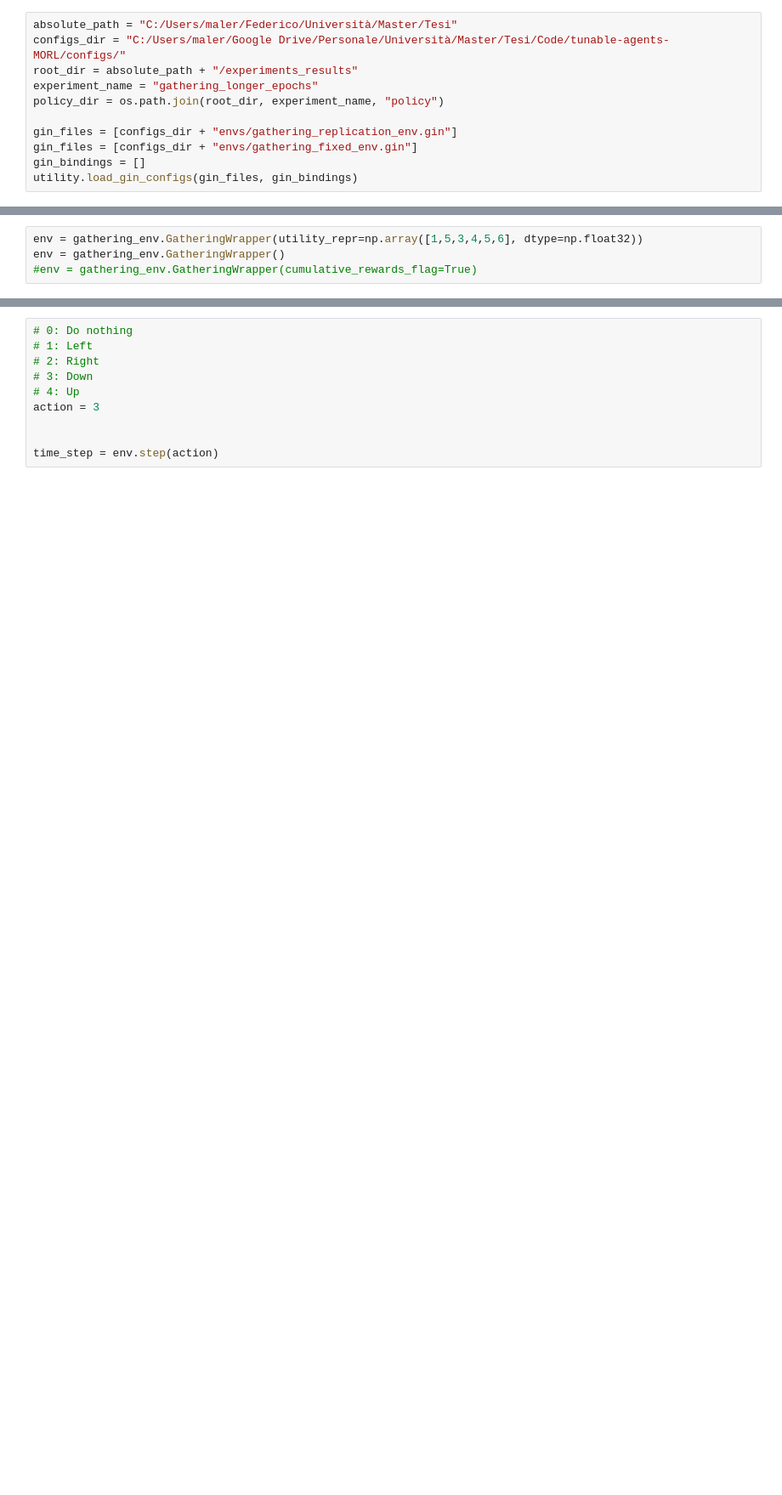
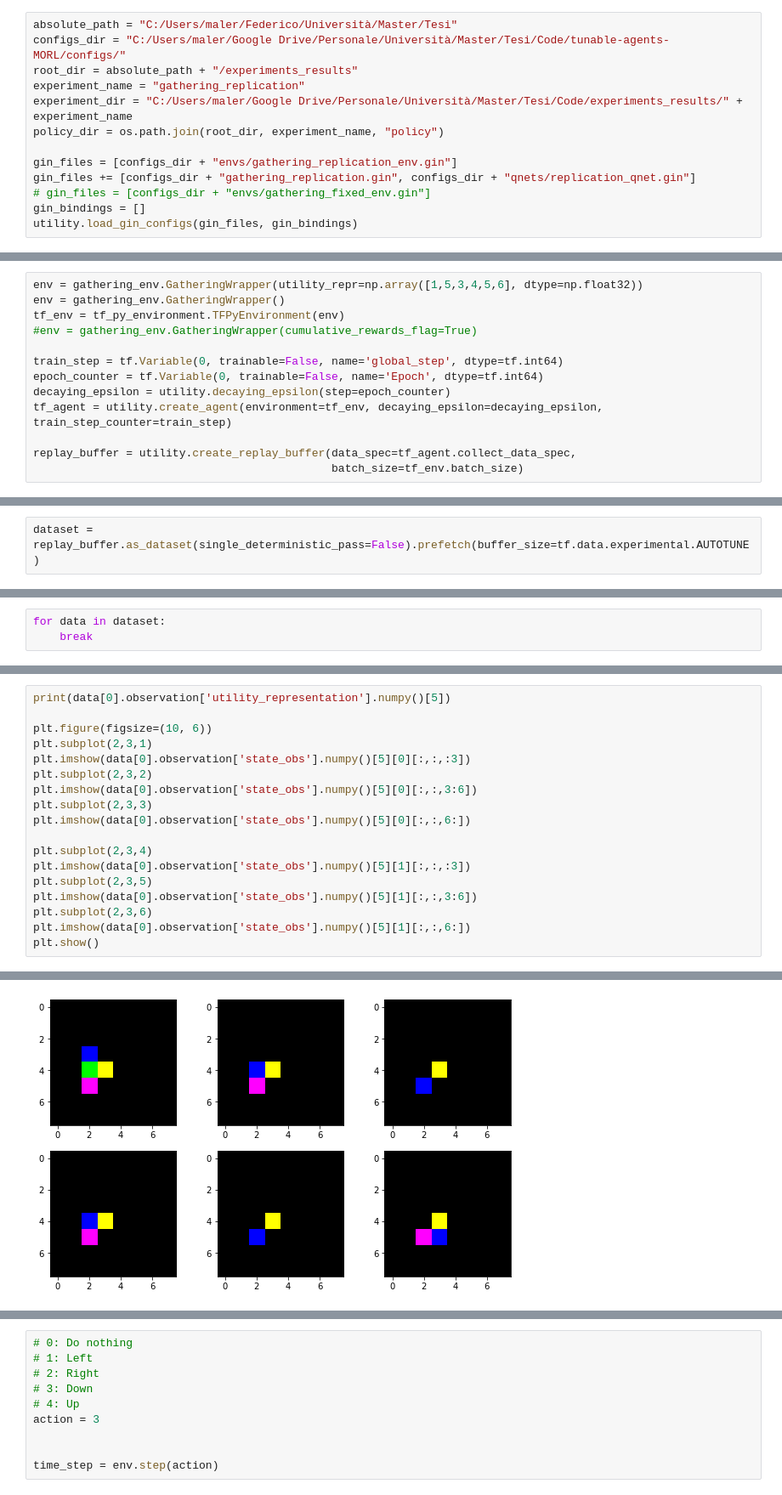
Before and after one commit to FMalerba/tunable-agents-MORL, a Jupyter notebook: jupyter_notebooks/debug.ipynb, the cells around one changed output, grey strips where cells are left out. Shown at 85% size. Drawn from its saved outputs; the diff is of its cells as text; blank space fills up the shorter version.

```diff
--- a/jupyter_notebooks/debug.ipynb
+++ b/jupyter_notebooks/debug.ipynb
@@ -18,10 +19,12 @@ ModuleNotFoundError: No module named 'tunable_agents'
 absolute_path = "C:/Users/maler/Federico/Università/Master/Tesi"
 configs_dir = "C:/Users/maler/Google Drive/Personale/Università/Master/Tesi/Code/tunable-agents-MORL/configs/"
 root_dir = absolute_path + "/experiments_results"
-experiment_name = "gathering_longer_epochs"
+experiment_name = "gathering_replication"
+experiment_dir = "C:/Users/maler/Google Drive/Personale/Università/Master/Tesi/Code/experiments_results/" + experiment_name
 policy_dir = os.path.join(root_dir, experiment_name, "policy")
 
 gin_files = [configs_dir + "envs/gathering_replication_env.gin"]
-gin_files = [configs_dir + "envs/gathering_fixed_env.gin"]
+gin_files += [configs_dir + "gathering_replication.gin", configs_dir + "qnets/replication_qnet.gin"]
+# gin_files = [configs_dir + "envs/gathering_fixed_env.gin"]
 gin_bindings = []
 utility.load_gin_configs(gin_files, gin_bindings)
@@ -30,4 +31,13 @@ ERROR:root:Path not found: envs/gathering_replication_env.gin
 # %%
 env = gathering_env.GatheringWrapper(utility_repr=np.array([1,5,3,4,5,6], dtype=np.float32))
 env = gathering_env.GatheringWrapper()
+tf_env = tf_py_environment.TFPyEnvironment(env)
 #env = gathering_env.GatheringWrapper(cumulative_rewards_flag=True)
+
+train_step = tf.Variable(0, trainable=False, name='global_step', dtype=tf.int64)
+epoch_counter = tf.Variable(0, trainable=False, name='Epoch', dtype=tf.int64)
+decaying_epsilon = utility.decaying_epsilon(step=epoch_counter)
+tf_agent = utility.create_agent(environment=tf_env, decaying_epsilon=decaying_epsilon, train_step_counter=train_step)
+
+replay_buffer = utility.create_replay_buffer(data_spec=tf_agent.collect_data_spec,
+                                             batch_size=tf_env.batch_size)
@@ -33,0 +49,2 @@ env = gathering_env.GatheringWrapper()
+# %%
+dataset = replay_buffer.as_dataset(single_deterministic_pass=False).prefetch(buffer_size=tf.data.experimental.AUTOTUNE)
@@ -33,0 +58,3 @@ env = gathering_env.GatheringWrapper()
+# %%
+for data in dataset:
+    break
@@ -33,0 +86,19 @@ env = gathering_env.GatheringWrapper()
+# %%
+print(data[0].observation['utility_representation'].numpy()[5])
+
+plt.figure(figsize=(10, 6))
+plt.subplot(2,3,1)
+plt.imshow(data[0].observation['state_obs'].numpy()[5][0][:,:,:3])
+plt.subplot(2,3,2)
+plt.imshow(data[0].observation['state_obs'].numpy()[5][0][:,:,3:6])
+plt.subplot(2,3,3)
+plt.imshow(data[0].observation['state_obs'].numpy()[5][0][:,:,6:])
+
+plt.subplot(2,3,4)
+plt.imshow(data[0].observation['state_obs'].numpy()[5][1][:,:,:3])
+plt.subplot(2,3,5)
+plt.imshow(data[0].observation['state_obs'].numpy()[5][1][:,:,3:6])
+plt.subplot(2,3,6)
+plt.imshow(data[0].observation['state_obs'].numpy()[5][1][:,:,6:])
+plt.show()
+# %% [output]
@@ -33,0 +107 @@ env = gathering_env.GatheringWrapper()
+[figure, added]
```
Also changed, not shown: parts of 16 cells of this notebook, 2 other files.
